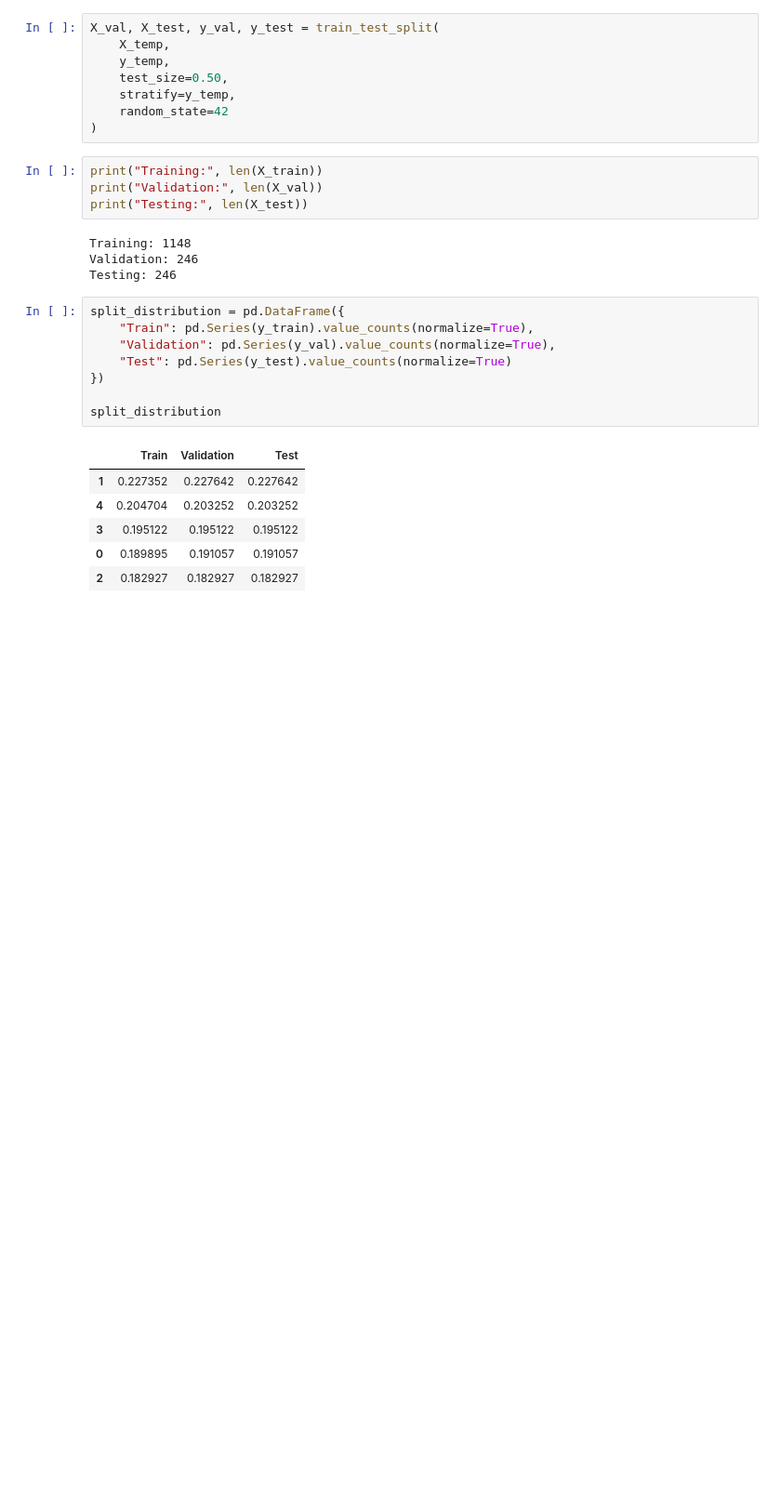
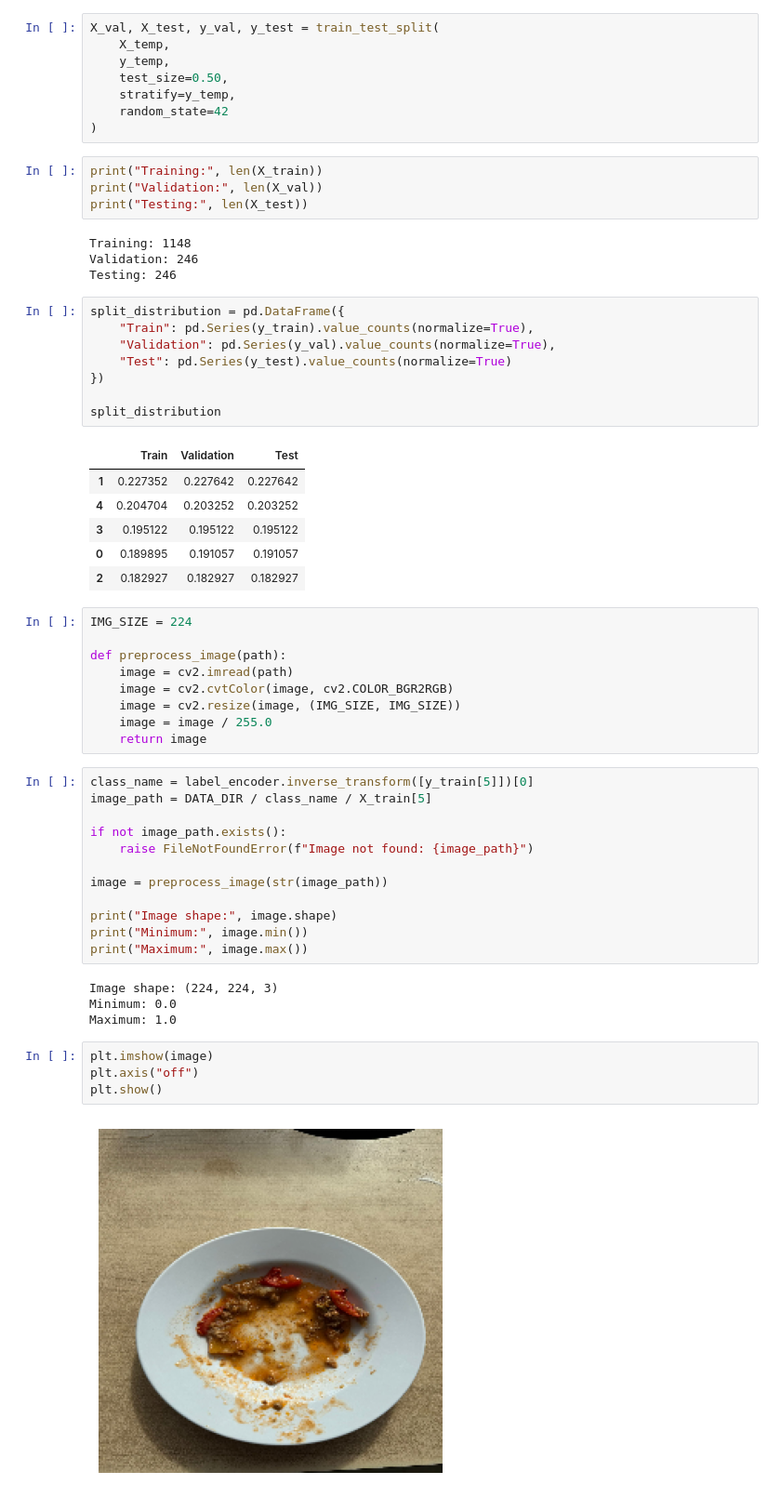
Before and after one commit to Miaxrz/smart-waste-classification, a Jupyter notebook: notebooks/02_ml_pipeline.ipynb, the cells around one changed output. Shown at 93% size. Drawn from its saved outputs; the diff is of its cells as text; blank space fills up the shorter version.

```diff
--- a/notebooks/02_ml_pipeline.ipynb
+++ b/notebooks/02_ml_pipeline.ipynb
@@ -136,3 +136,34 @@ split_distribution
 | 3 | 0.195122 | 0.195122 | 0.195122 |
 | 0 | 0.189895 | 0.191057 | 0.191057 |
 | 2 | 0.182927 | 0.182927 | 0.182927 |
+# %%
+IMG_SIZE = 224
+
+def preprocess_image(path):
+    image = cv2.imread(path)
+    image = cv2.cvtColor(image, cv2.COLOR_BGR2RGB)
+    image = cv2.resize(image, (IMG_SIZE, IMG_SIZE))
+    image = image / 255.0
+    return image
+# %%
+class_name = label_encoder.inverse_transform([y_train[5]])[0]
+image_path = DATA_DIR / class_name / X_train[5]
+
+if not image_path.exists():
+    raise FileNotFoundError(f"Image not found: {image_path}")
+
+image = preprocess_image(str(image_path))
+
+print("Image shape:", image.shape)
+print("Minimum:", image.min())
+print("Maximum:", image.max())
+# %% [output]
+Image shape: (224, 224, 3)
+Minimum: 0.0
+Maximum: 1.0
+# %%
+plt.imshow(image)
+plt.axis("off")
+plt.show()
+# %% [output]
+[figure, added]
```
Also changed, not shown: parts of 19 cells of this notebook, 1 other file.
